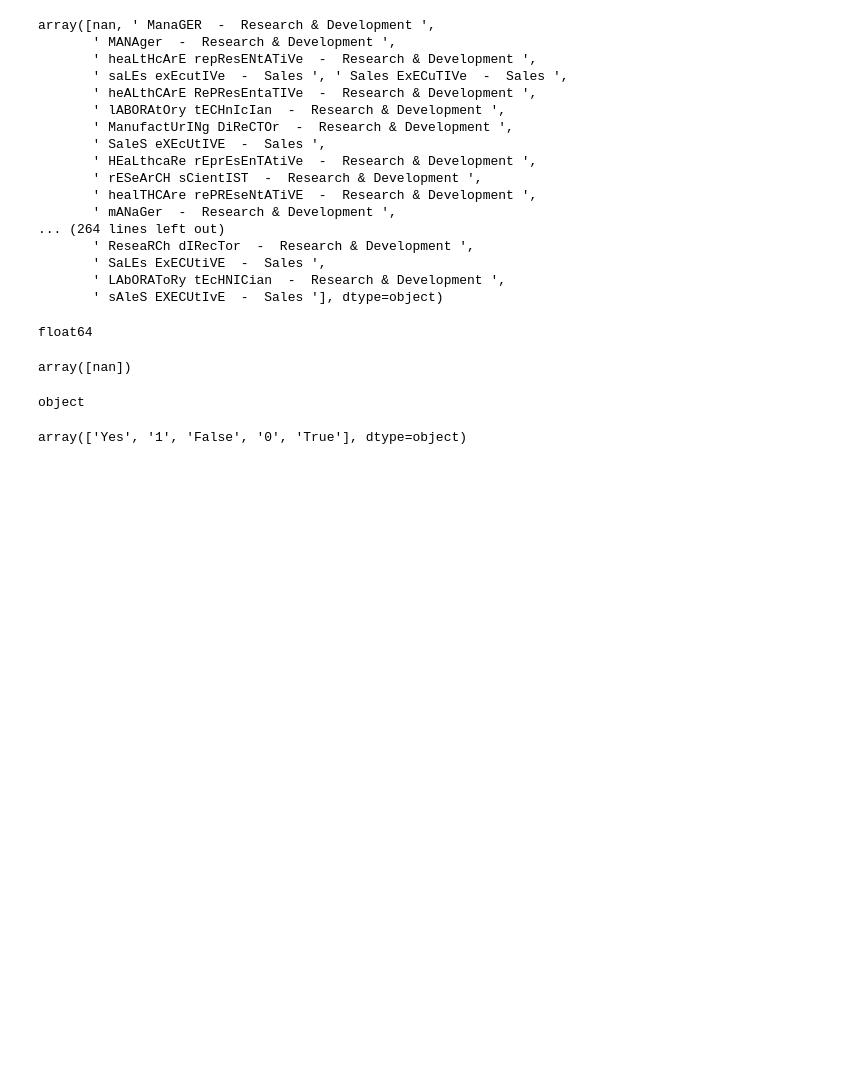
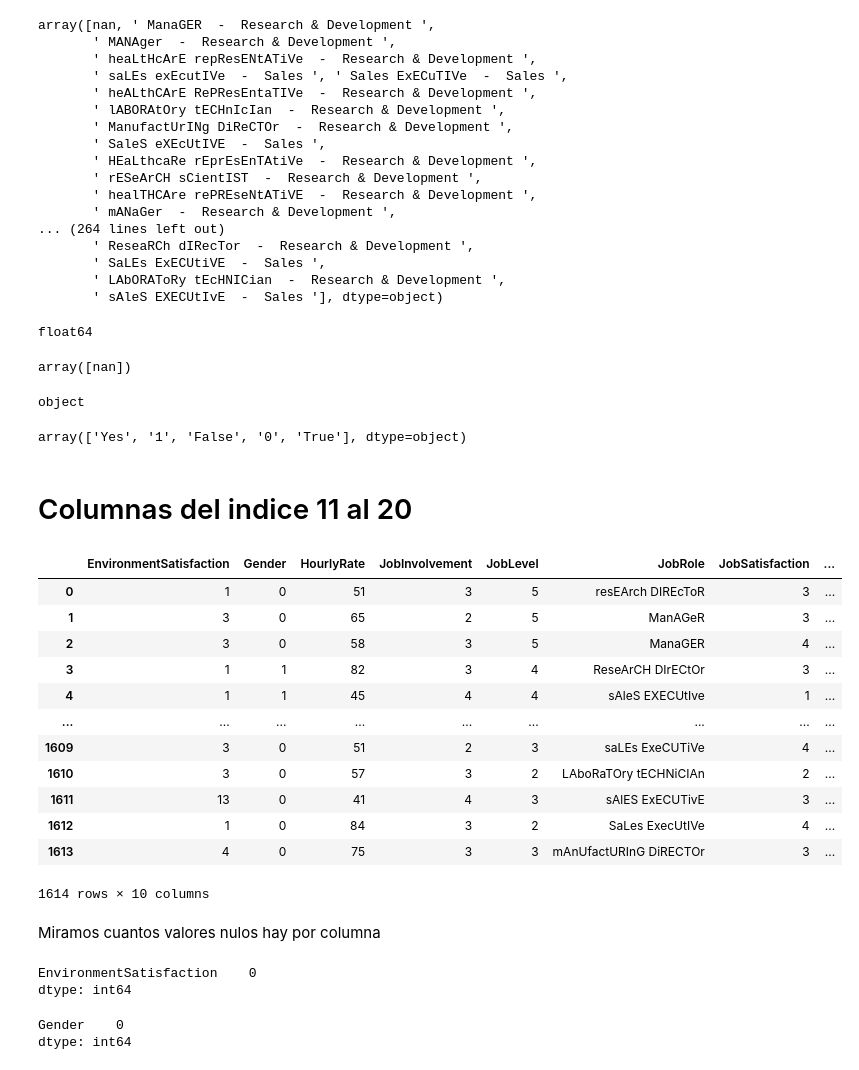
Before and after one commit to vanediar/proyecto-da-promo-a-pt-modulo-3-team-1, a Jupyter notebook: Revision_code.ipynb, the cells around one changed output. Drawn from its saved outputs; the diff is of its cells as text; code cells hidden in the pictures; blank space fills up the shorter version.

Commit message:
revision exploratorio de mas data

```diff
--- a/Revision_code.ipynb
+++ b/Revision_code.ipynb
@@ -487,3 +485,23 @@ df['RemoteWork'].unique() # unificar criterios
 # %% [output]
 object
 array(['Yes', '1', 'False', '0', 'True'], dtype=object)
+# %% [markdown]
+# Columnas del indice 11 al 20
+# %%
+#Creo un sub data frame con las columnas que quiero mirar
+subset_df = df.iloc[:, 11:21]
+subset_df
+# %% [output]
+|  | EnvironmentSatisfaction | Gender | HourlyRate | JobInvolvement | JobLevel | JobRole | JobSatisfaction | ... |
+| 0 | 1 | 0 | 51 | 3 | 5 | resEArch DIREcToR | 3 | ... |
+| 1 | 3 | 0 | 65 | 2 | 5 | ManAGeR | 3 | ... |
+| 2 | 3 | 0 | 58 | 3 | 5 | ManaGER | 4 | ... |
+| 3 | 1 | 1 | 82 | 3 | 4 | ReseArCH DIrECtOr | 3 | ... |
+| 4 | 1 | 1 | 45 | 4 | 4 | sAleS EXECUtIve | 1 | ... |
+| ... | ... | ... | ... | ... | ... | ... | ... | ... |
+| 1609 | 3 | 0 | 51 | 2 | 3 | saLEs ExeCUTiVe | 4 | ... |
+| 1610 | 3 | 0 | 57 | 3 | 2 | LAboRaTOry tECHNiCIAn | 2 | ... |
+| 1611 | 13 | 0 | 41 | 4 | 3 | sAlES ExECUTivE | 3 | ... |
+| 1612 | 1 | 0 | 84 | 3 | 2 | SaLes ExecUtIVe | 4 | ... |
+| 1613 | 4 | 0 | 75 | 3 | 3 | mAnUfactURInG DiRECTOr | 3 | ... |
+1614 rows × 10 columns
@@ -489,0 +522,14 @@ array(['Yes', '1', 'False', '0', 'True'], dtype=object)
+# %% [markdown]
+Miramos cuantos valores nulos hay por columna
+# %%
+nulos_Enviro = nulos (subset_df, ['EnvironmentSatisfaction'])
+nulos_Enviro
+# %% [output]
+EnvironmentSatisfaction    0
+dtype: int64
+# %%
+nulos_gender = nulos(subset_df, ['Gender'])
+nulos_gender
+# %% [output]
+Gender    0
+dtype: int64
```
Also changed, not shown: parts of 29 cells of this notebook.
